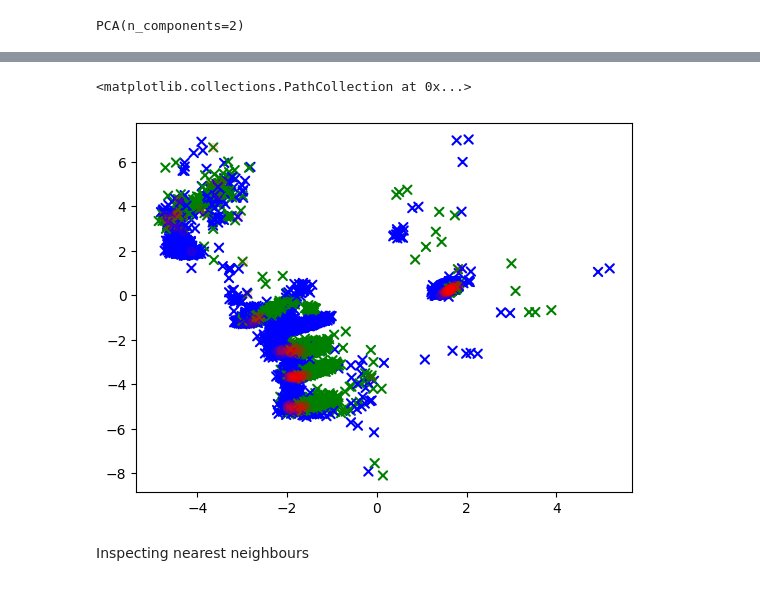
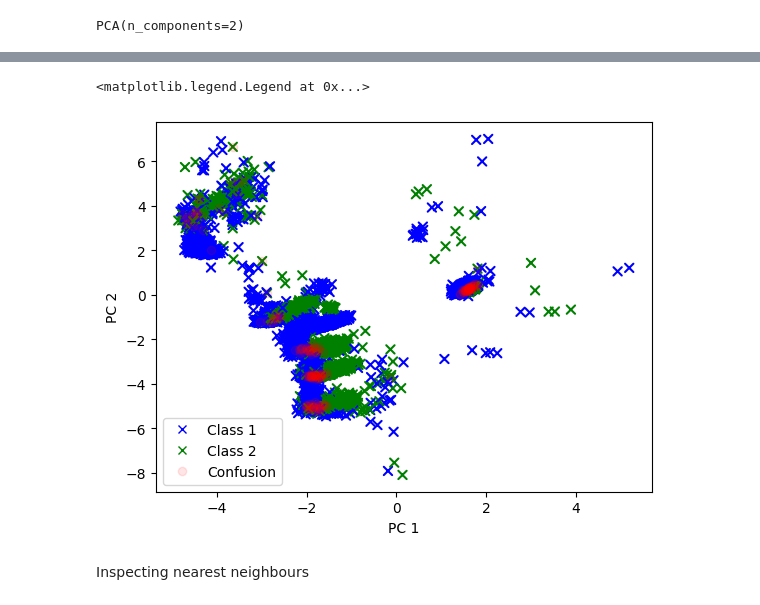
Before and after one commit to MatthijsdeJ/GNN_PN_Operation_MSc_Thesis, a Jupyter notebook: evaluation.ipynb, the cells around one changed output, grey strips where cells are left out. Saved outputs shown, nothing was run; the diff lists cells and outputs as text; code cells hidden in the pictures.

```diff
--- a/evaluation.ipynb
+++ b/evaluation.ipynb
@@ -536,9 +516,19 @@ either_class_Y
-# %%
-plt.scatter(*pca.transform(either_class_X).T, color=either_class_color, marker='x')
-plt.scatter(*pca.transform(confused_X).T, color='r', alpha=0.1)
-# %% [output]
-<matplotlib.collections.PathCollection at 0x...>
-[figure, removed]
+# %%
+from matplotlib.lines import Line2D
+
+plt.scatter(*pca.transform(either_class_X).T, color=either_class_color, marker='x')
+plt.scatter(*pca.transform(confused_X).T, color='r', alpha=0.1)
+plt.xlabel('PC 1')
+plt.ylabel('PC 2')
+
+custom = [Line2D([], [], marker='x', color='blue', linestyle='None'),
+          Line2D([], [], marker='x', color='green', linestyle='None'),
+          Line2D([], [], marker='o', color='red', linestyle='None', alpha=0.1)]
+
+plt.legend(handles = custom, labels=['Class 1', 'Class 2', 'Confusion'], loc= "lower left")
+# %% [output]
+<matplotlib.legend.Legend at 0x...>
+[figure, added]
 # %% [markdown]
 Inspecting nearest neighbours
 # %%
```
Also changed, not shown: parts of 27 cells of this notebook, 2 other files.
